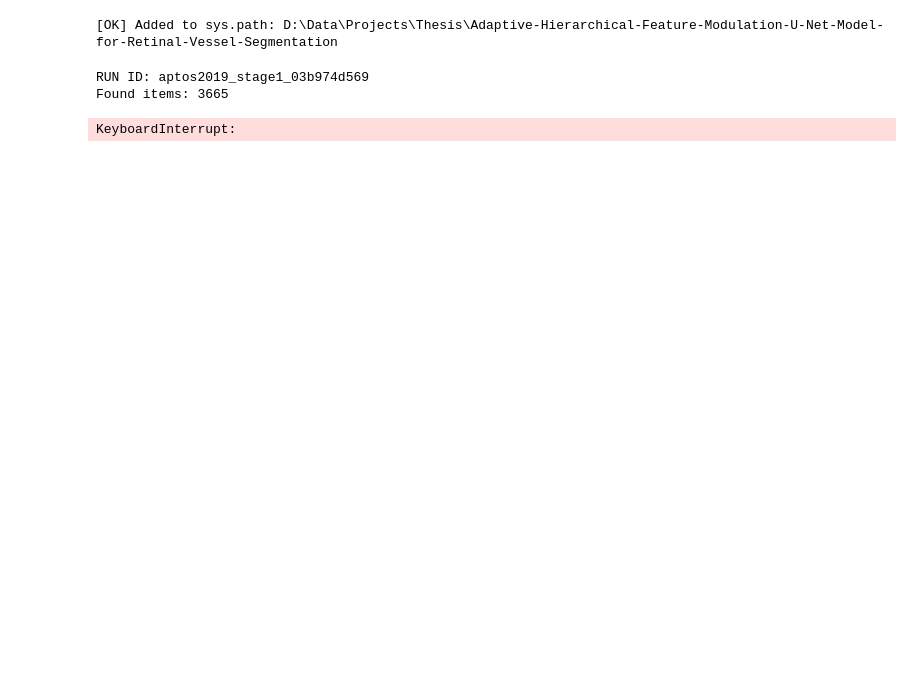
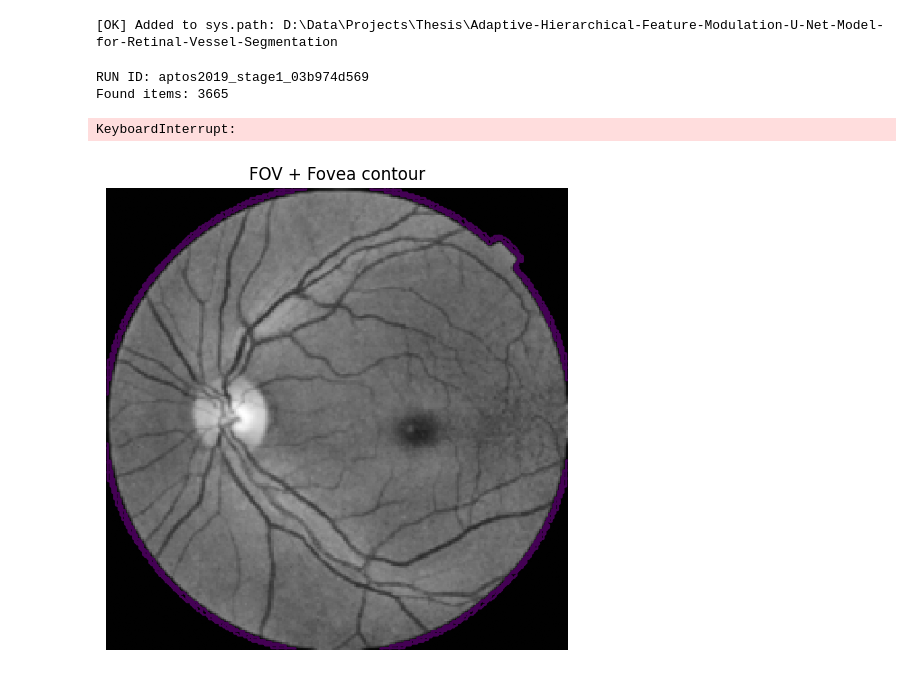
Before and after one commit to matchi-1/Adaptive-Hierarchical-Feature-Modulation-U-Net-Model-for-Retinal-Vessel-Segmentation, a Jupyter notebook: notebooks/new_biomarker/01_stage1_preprocess_aptos.ipynb, the cells around one changed output. Drawn from its saved outputs; the diff is of its cells as text; code cells hidden in the pictures; blank space fills up the shorter version.

```diff
--- a/notebooks/new_biomarker/01_stage1_preprocess_aptos.ipynb
+++ b/notebooks/new_biomarker/01_stage1_preprocess_aptos.ipynb
@@ -69,3 +69,22 @@ print("cache folder:", (CACHE_ROOT / run_id / "stage1"))
 RUN ID: aptos2019_stage1_03b974d569
 Found items: 3665
 KeyboardInterrupt:
+# %%
+import numpy as np
+import matplotlib.pyplot as plt
+from pathlib import Path
+
+d = Path("../../outputs/aptos_cache/aptos2019_stage1_03b974d569/stage1/No_DR__img1")
+img = np.load(d/"img_1hw.npy")[0]
+fov = np.load(d/"fov_1hw.npy")[0] > 0.5
+fovea = np.load(d/"fovea_1hw.npy")[0] > 0
+
+plt.figure(figsize=(6,6))
+plt.imshow(img, cmap="gray")
+plt.contour(fov.astype(float), levels=[0.5])
+plt.contour(fovea.astype(float), levels=[0.5])
+plt.title("FOV + Fovea contour")
+plt.axis("off")
+plt.show()
+# %% [output]
+[figure, added]
```
Also changed, not shown: 1 other file.
